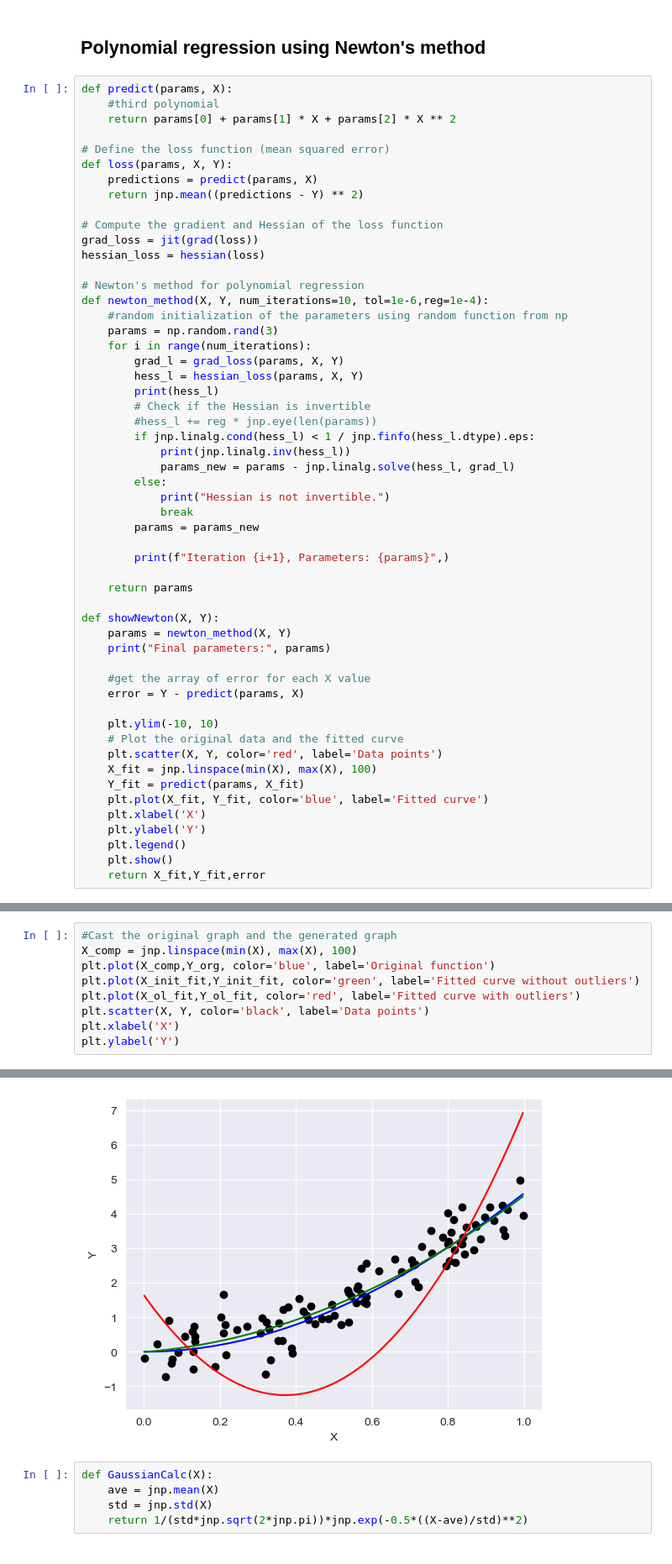
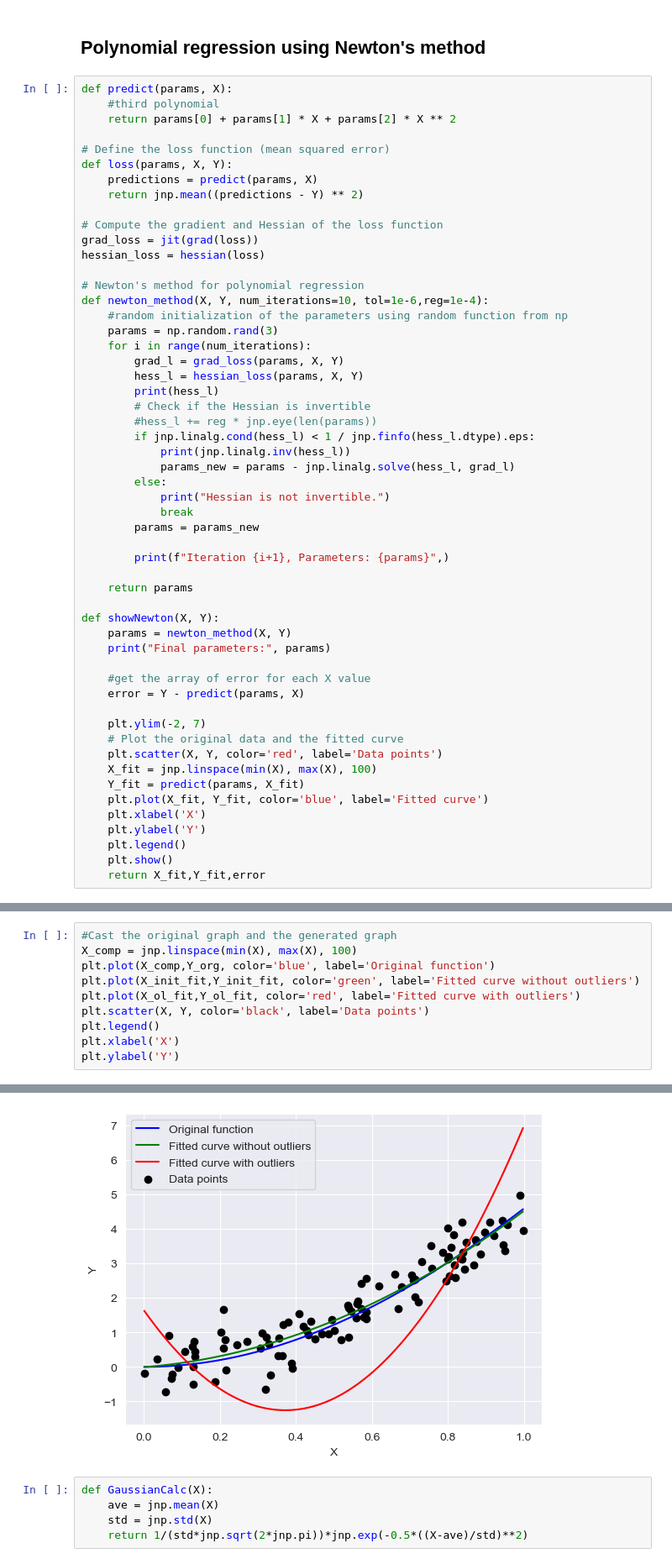
Before and after one commit to Romasa102/CurveFittingAlgorithm, a Jupyter notebook: CurveFit.ipynb, the cells around one changed output, grey strips where cells are left out. Shown: that part at 84% size. Cells and saved outputs as stored; diff of their text form.

```diff
--- a/CurveFit.ipynb
+++ b/CurveFit.ipynb
@@ -87,7 +87,7 @@ def showNewton(X, Y):
     #get the array of error for each X value
     error = Y - predict(params, X)
 
-    plt.ylim(-10, 10)
+    plt.ylim(-2, 7)
     # Plot the original data and the fitted curve
     plt.scatter(X, Y, color='red', label='Data points')
     X_fit = jnp.linspace(min(X), max(X), 100)
@@ -154,15 +154,16 @@ Final parameters: [  1.6432807 -15.571563   20.901703 ]
 # %%
 #Cast the original graph and the generated graph
 X_comp = jnp.linspace(min(X), max(X), 100)
 plt.plot(X_comp,Y_org, color='blue', label='Original function')
 plt.plot(X_init_fit,Y_init_fit, color='green', label='Fitted curve without outliers')
 plt.plot(X_ol_fit,Y_ol_fit, color='red', label='Fitted curve with outliers')
 plt.scatter(X, Y, color='black', label='Data points')
+plt.legend()
 plt.xlabel('X')
 plt.ylabel('Y')
 # %% [output]
 Text(0, 0.5, 'Y')
-[figure, old version]
+[figure, new version]
 # %%
 def GaussianCalc(X):
     ave = jnp.mean(X)
```
Also changed, not shown: parts of 8 cells of this notebook.
